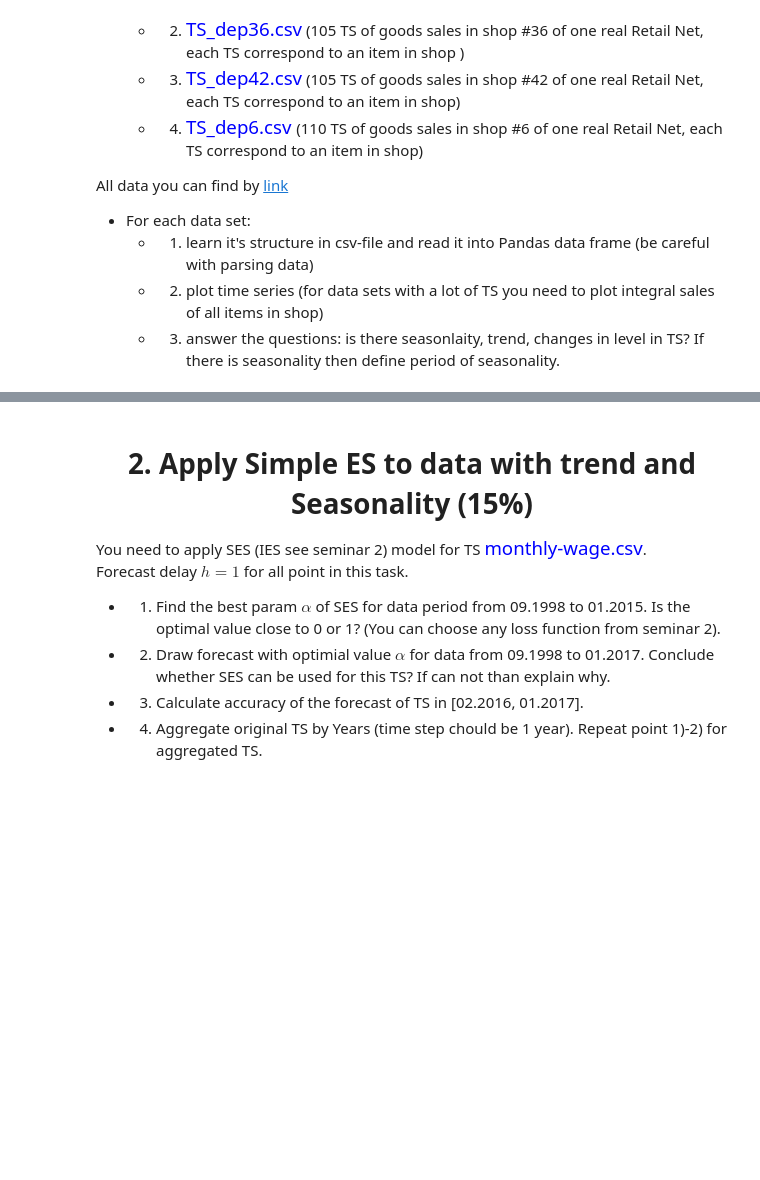
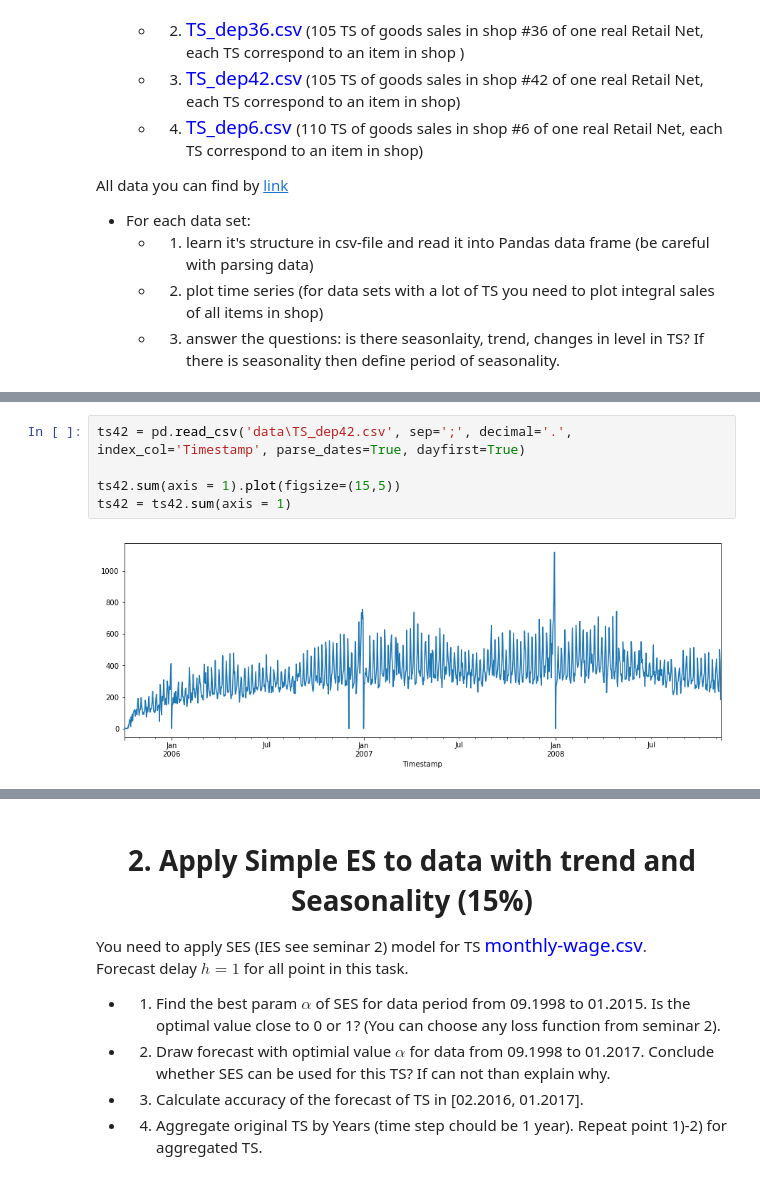
Before and after one commit to AnushTosunyan/ML-ACA, a Jupyter notebook: Practical1/Tosunyan_Pactical_1.ipynb, the cells around one changed output, grey strips where cells are left out. Drawn from its saved outputs; the diff is of its cells as text; blank space fills up the shorter version.

```diff
--- a/Practical1/Tosunyan_Pactical_1.ipynb
+++ b/Practical1/Tosunyan_Pactical_1.ipynb
@@ -48,0 +68,7 @@ data.plot(figsize=(15,3))
+# %%
+ts42 = pd.read_csv('data\TS_dep42.csv', sep=';', decimal='.', index_col='Timestamp', parse_dates=True, dayfirst=True)
+
+ts42.sum(axis = 1).plot(figsize=(15,5))
+ts42 = ts42.sum(axis = 1)
+# %% [output]
+[figure, added]
```
Also changed, not shown: parts of 9 cells of this notebook.
